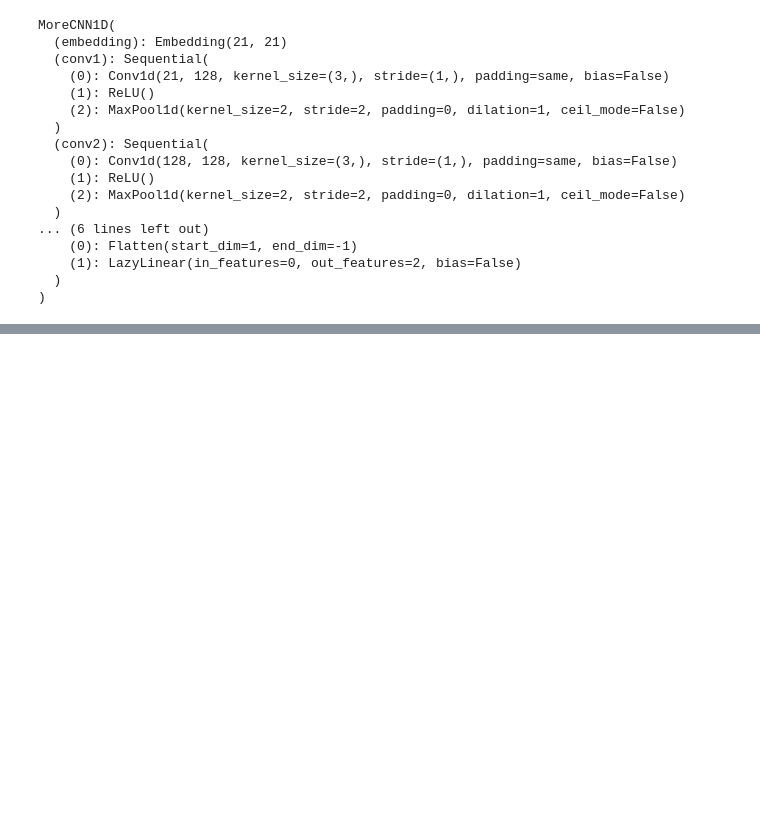
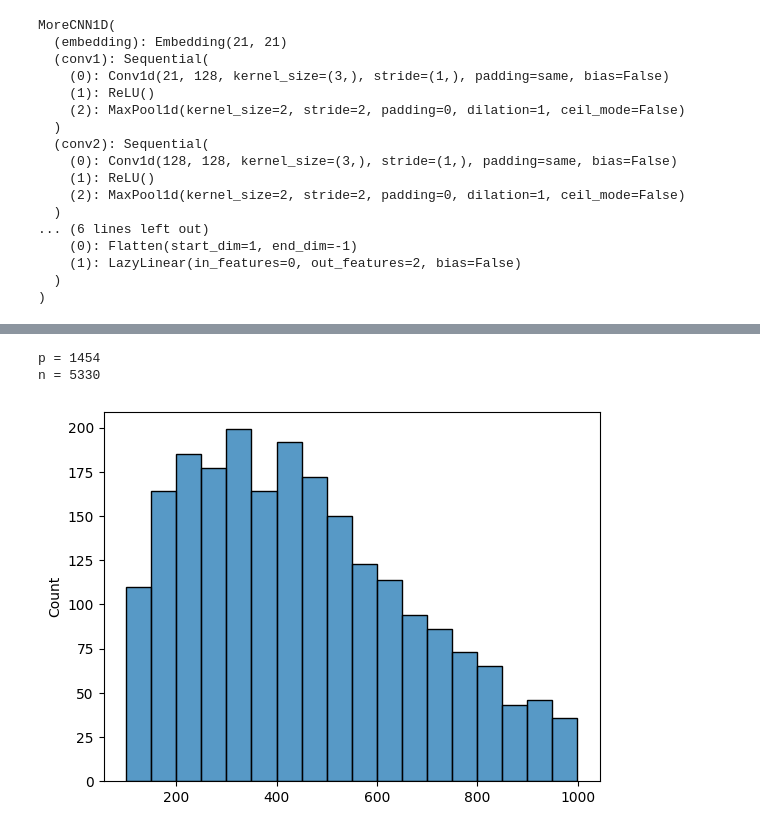
Before and after one commit to maussn/GRS34806-project, a Jupyter notebook: maurits/cnn.ipynb, the cells around one changed output, grey strips where cells are left out. Cells and saved outputs as stored; diff of their text form; code cells hidden in the pictures; blank space fills up the shorter version.

```diff
--- a/maurits/cnn.ipynb
+++ b/maurits/cnn.ipynb
@@ -404,0 +612,22 @@ print(len(train_iter))
+# %%
+annot_files = [
+    "GO_3A0005576.annotprot",
+    "GO_3A0005739.annotprot",
+    "GO_3A0007165.annotprot",
+    "GO_3A0043066.annotprot",
+    "GO_3A0055085.annotprot"
+]
+
+batch_size = 10
+num_steps = 1000
+
+dl, ll = read_multiple_pos("expr5Tseq_filtGO_100-1000.lis", annot_files)
+
+train_dl, train_ll, test_dl, test_ll = generate_train_test(dl, ll, 0.8)
+train_ds = [train_dl, train_ll]
+test_ds = [test_dl, test_ll]
+
+traindataloader = load_data(batch_size, num_steps, train_ds)
+testdataloader = load_data(batch_size, num_steps, test_ds)
+
+print(next(iter(traindataloader)))
@@ -404,0 +651,22 @@ print(len(train_iter))
+# %%
+len_list = []
+for s in datalist:
+    len_list.append(len(s))
+sns.histplot(len_list)
+
+p = 0
+n = 0
+for labels in ll:
+    found_pos = False
+    for l in labels:
+        if l:
+            p += 1
+            found_pos = True
+            break
+    if not found_pos:
+        n+=1
+print(f'{p = }\n{n = }')
+# %% [output]
+p = 1454
+n = 5330
+[figure, added]
```
Also changed, not shown: parts of 16 cells of this notebook.
